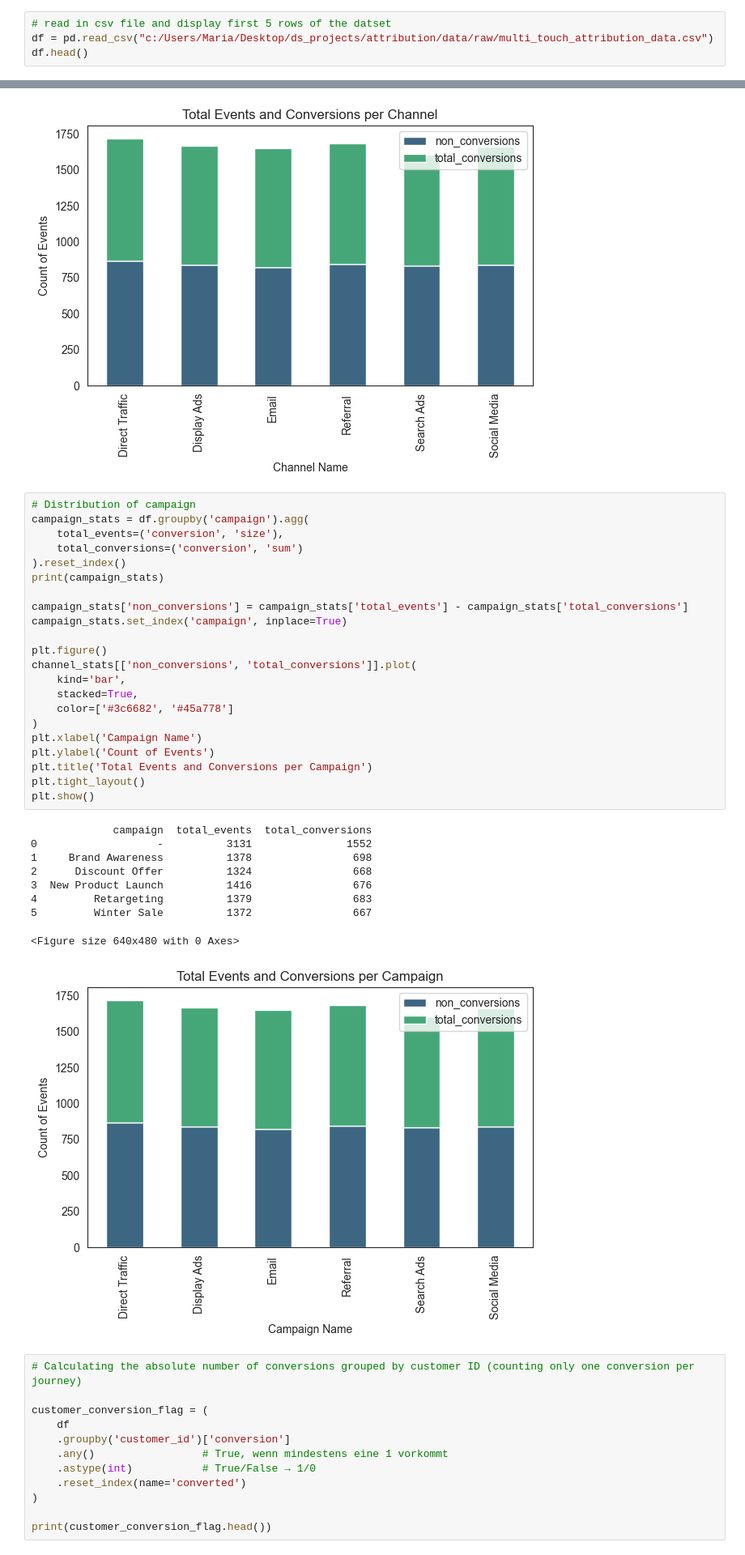
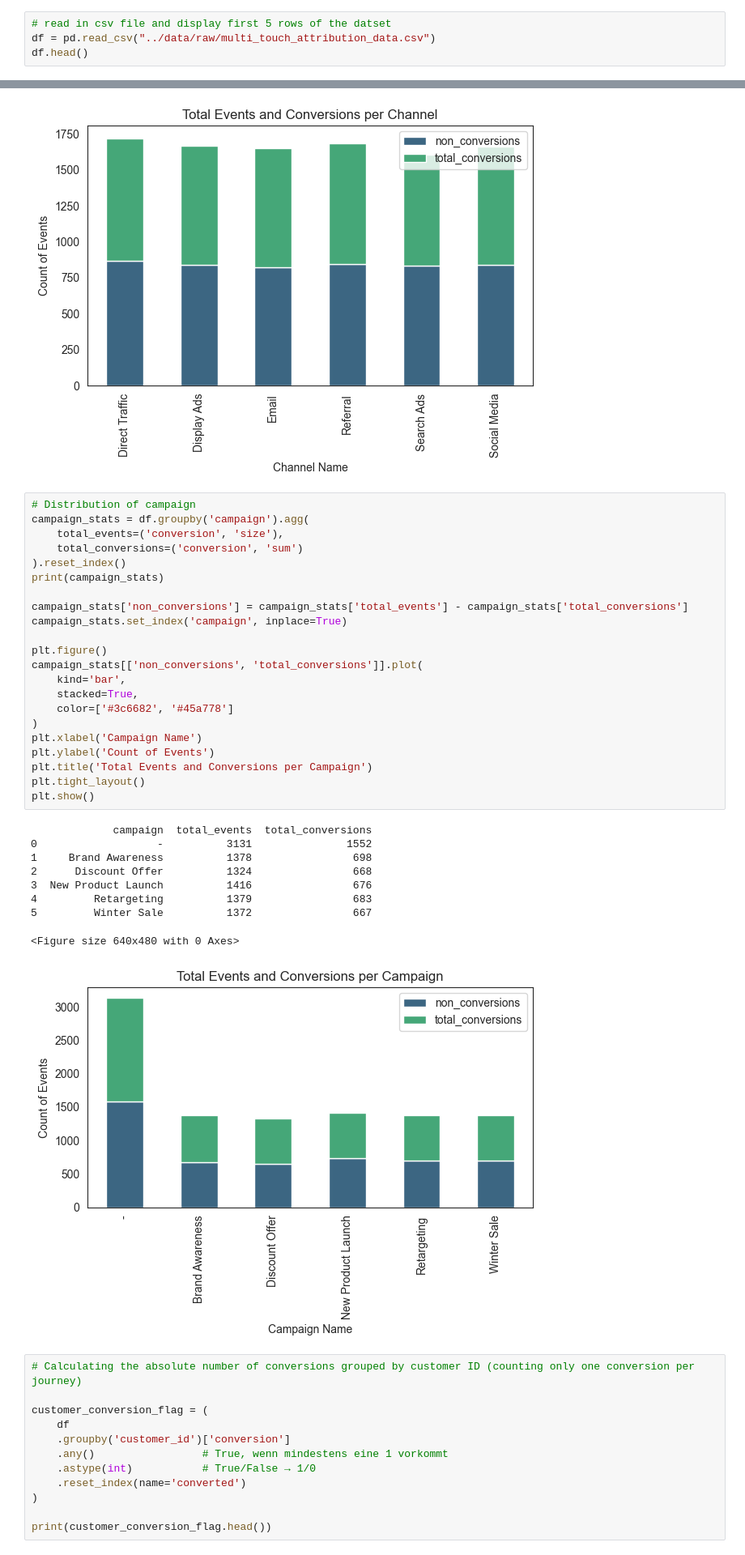
Before and after one commit to MaJo632/attribution-modeling, a Jupyter notebook: notebooks/01_eda_multitouch.ipynb, the cells around one changed output, grey strips where cells are left out. Shown: that part at 81% size. Saved outputs shown, nothing was run; the diff lists cells and outputs as text.

```diff
--- a/notebooks/01_eda_multitouch.ipynb
+++ b/notebooks/01_eda_multitouch.ipynb
@@ -37,7 +37,7 @@ from sklearn.preprocessing import OneHotEncoder
 from marketing_attribution_models import *
 # %%
 # read in csv file and display first 5 rows of the datset
-df = pd.read_csv("c:/Users/Maria/Desktop/ds_projects/attribution/data/raw/multi_touch_attribution_data.csv")
+df = pd.read_csv("../data/raw/multi_touch_attribution_data.csv")
 df.head()
 # %% [output]
 |  | User ID | Timestamp | Channel | Campaign | Conversion |
@@ -150,35 +150,35 @@ plt.show()
 # %%
 # Distribution of campaign
 campaign_stats = df.groupby('campaign').agg(
     total_events=('conversion', 'size'),
     total_conversions=('conversion', 'sum')
 ).reset_index()
 print(campaign_stats)
 
 campaign_stats['non_conversions'] = campaign_stats['total_events'] - campaign_stats['total_conversions']
 campaign_stats.set_index('campaign', inplace=True)
 
 plt.figure()
-channel_stats[['non_conversions', 'total_conversions']].plot(
+campaign_stats[['non_conversions', 'total_conversions']].plot(
     kind='bar',
     stacked=True,
     color=['#3c6682', '#45a778']
 )
 plt.xlabel('Campaign Name')
 plt.ylabel('Count of Events')
 plt.title('Total Events and Conversions per Campaign')
 plt.tight_layout()
 plt.show()
 # %% [output]
              campaign  total_events  total_conversions
 0                   -          3131               1552
 1     Brand Awareness          1378                698
 2      Discount Offer          1324                668
 3  New Product Launch          1416                676
 4         Retargeting          1379                683
 5         Winter Sale          1372                667
 <Figure size 640x480 with 0 Axes>
-[figure, old version]
+[figure, new version]
 # %%
 # Calculating the absolute number of conversions grouped by customer ID (counting only one conversion per journey)
 
```
Also changed, not shown: parts of 6 cells of this notebook, 4 other files.
